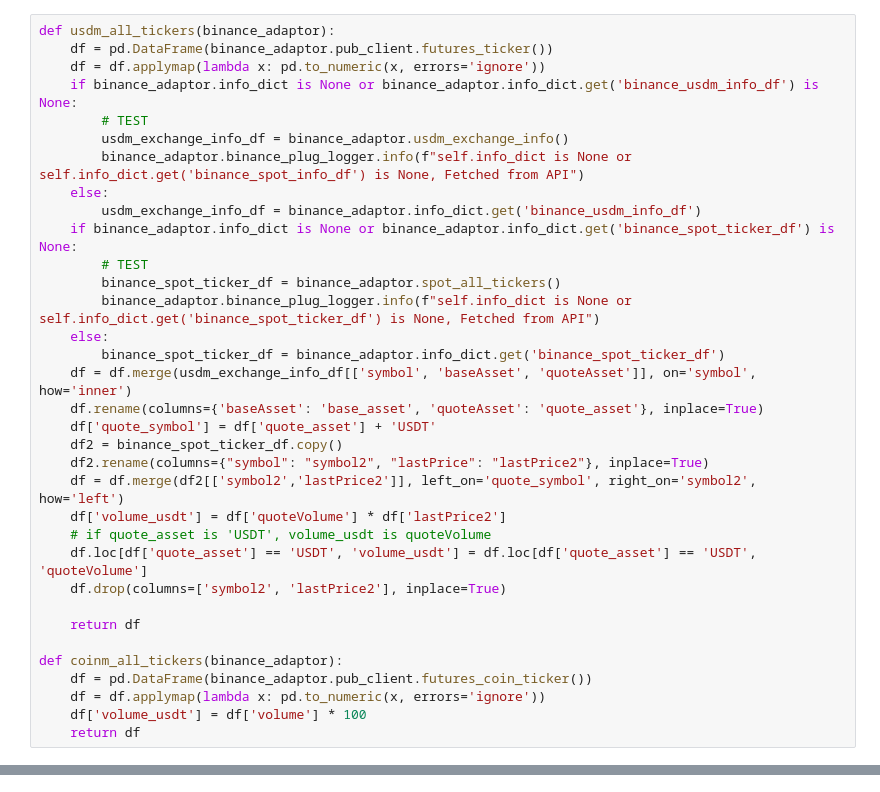
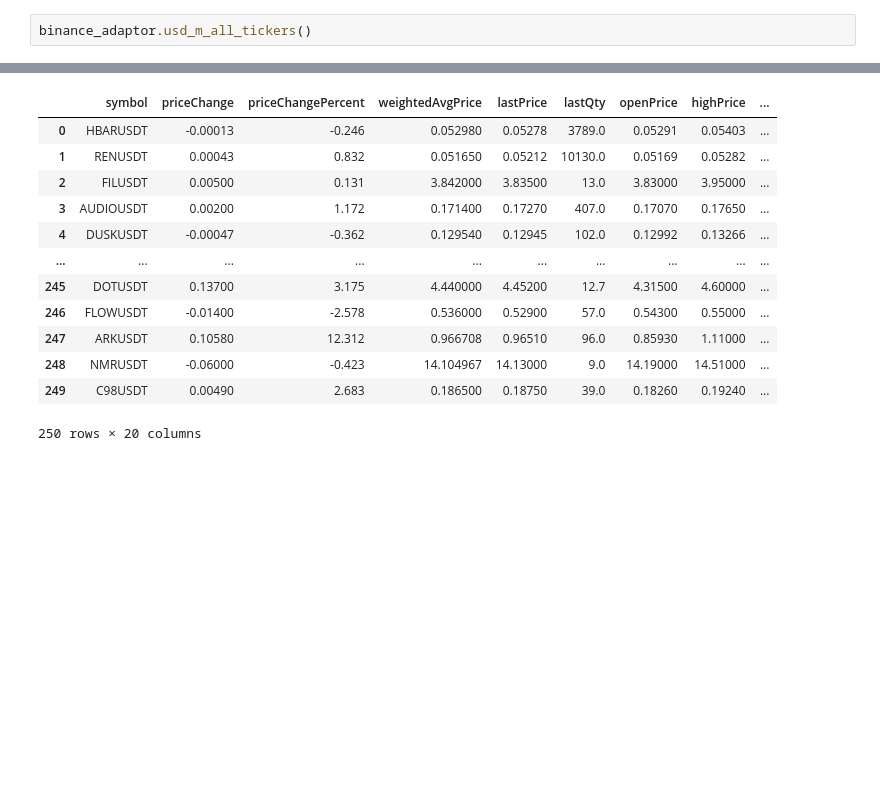
Before and after one commit to charlie115/act, a Jupyter notebook: exchange_plugin/test_plugins.ipynb, the cells around one changed output, grey strips where cells are left out. Saved outputs shown, nothing was run; the diff lists cells and outputs as text; blank space fills up the shorter version.

```diff
--- a/exchange_plugin/test_plugins.ipynb
+++ b/exchange_plugin/test_plugins.ipynb
@@ -103,34 +51,3 @@ binance_adaptor['binan']
-# %%
-def usdm_all_tickers(binance_adaptor):
-    df = pd.DataFrame(binance_adaptor.pub_client.futures_ticker())
-    df = df.applymap(lambda x: pd.to_numeric(x, errors='ignore'))
-    if binance_adaptor.info_dict is None or binance_adaptor.info_dict.get('binance_usdm_info_df') is None:
-        # TEST
-        usdm_exchange_info_df = binance_adaptor.usdm_exchange_info()
-        binance_adaptor.binance_plug_logger.info(f"self.info_dict is None or self.info_dict.get('binance_spot_info_df') is None, Fetched from API")
-    else:
-        usdm_exchange_info_df = binance_adaptor.info_dict.get('binance_usdm_info_df')
-    if binance_adaptor.info_dict is None or binance_adaptor.info_dict.get('binance_spot_ticker_df') is None:
-        # TEST
-        binance_spot_ticker_df = binance_adaptor.spot_all_tickers()
-        binance_adaptor.binance_plug_logger.info(f"self.info_dict is None or self.info_dict.get('binance_spot_ticker_df') is None, Fetched from API")
-    else:
-        binance_spot_ticker_df = binance_adaptor.info_dict.get('binance_spot_ticker_df')
-    df = df.merge(usdm_exchange_info_df[['symbol', 'baseAsset', 'quoteAsset']], on='symbol', how='inner')
-    df.rename(columns={'baseAsset': 'base_asset', 'quoteAsset': 'quote_asset'}, inplace=True)
-    df['quote_symbol'] = df['quote_asset'] + 'USDT'
-    df2 = binance_spot_ticker_df.copy()
-    df2.rename(columns={"symbol": "symbol2", "lastPrice": "lastPrice2"}, inplace=True)
-    df = df.merge(df2[['symbol2','lastPrice2']], left_on='quote_symbol', right_on='symbol2', how='left')
-    df['volume_usdt'] = df['quoteVolume'] * df['lastPrice2']
-    # if quote_asset is 'USDT', volume_usdt is quoteVolume
-    df.loc[df['quote_asset'] == 'USDT', 'volume_usdt'] = df.loc[df['quote_asset'] == 'USDT', 'quoteVolume']
-    df.drop(columns=['symbol2', 'lastPrice2'], inplace=True)
-
-    return df
-
-def coinm_all_tickers(binance_adaptor):
-    df = pd.DataFrame(binance_adaptor.pub_client.futures_coin_ticker())
-    df = df.applymap(lambda x: pd.to_numeric(x, errors='ignore'))
-    df['volume_usdt'] = df['volume'] * 100
-    return df
+# %%
+binance_adaptor.usd_m_all_tickers()
+# %% [output]
@@ -136,0 +57,13 @@ def coinm_all_tickers(binance_adaptor):
+|  | symbol | priceChange | priceChangePercent | weightedAvgPrice | lastPrice | lastQty | openPrice | highPrice | ... |
+| 0 | HBARUSDT | -0.00013 | -0.246 | 0.052980 | 0.05278 | 3789.0 | 0.05291 | 0.05403 | ... |
+| 1 | RENUSDT | 0.00043 | 0.832 | 0.051650 | 0.05212 | 10130.0 | 0.05169 | 0.05282 | ... |
+| 2 | FILUSDT | 0.00500 | 0.131 | 3.842000 | 3.83500 | 13.0 | 3.83000 | 3.95000 | ... |
+| 3 | AUDIOUSDT | 0.00200 | 1.172 | 0.171400 | 0.17270 | 407.0 | 0.17070 | 0.17650 | ... |
+| 4 | DUSKUSDT | -0.00047 | -0.362 | 0.129540 | 0.12945 | 102.0 | 0.12992 | 0.13266 | ... |
+| ... | ... | ... | ... | ... | ... | ... | ... | ... | ... |
+| 245 | DOTUSDT | 0.13700 | 3.175 | 4.440000 | 4.45200 | 12.7 | 4.31500 | 4.60000 | ... |
+| 246 | FLOWUSDT | -0.01400 | -2.578 | 0.536000 | 0.52900 | 57.0 | 0.54300 | 0.55000 | ... |
+| 247 | ARKUSDT | 0.10580 | 12.312 | 0.966708 | 0.96510 | 96.0 | 0.85930 | 1.11000 | ... |
+| 248 | NMRUSDT | -0.06000 | -0.423 | 14.104967 | 14.13000 | 9.0 | 14.19000 | 14.51000 | ... |
+| 249 | C98USDT | 0.00490 | 2.683 | 0.186500 | 0.18750 | 39.0 | 0.18260 | 0.19240 | ... |
+250 rows × 20 columns
```
Also changed, not shown: parts of 32 cells of this notebook, 24 other files.
